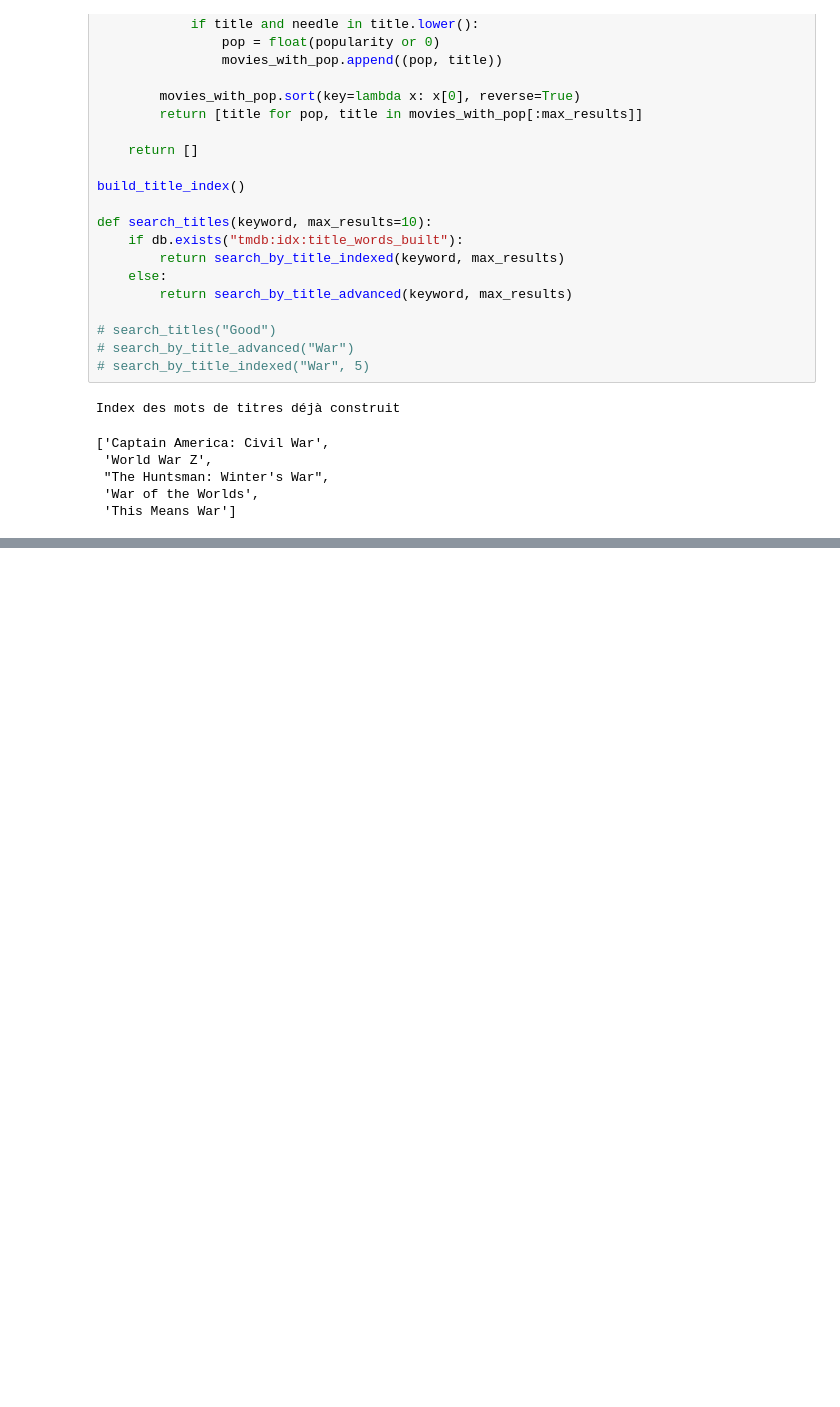
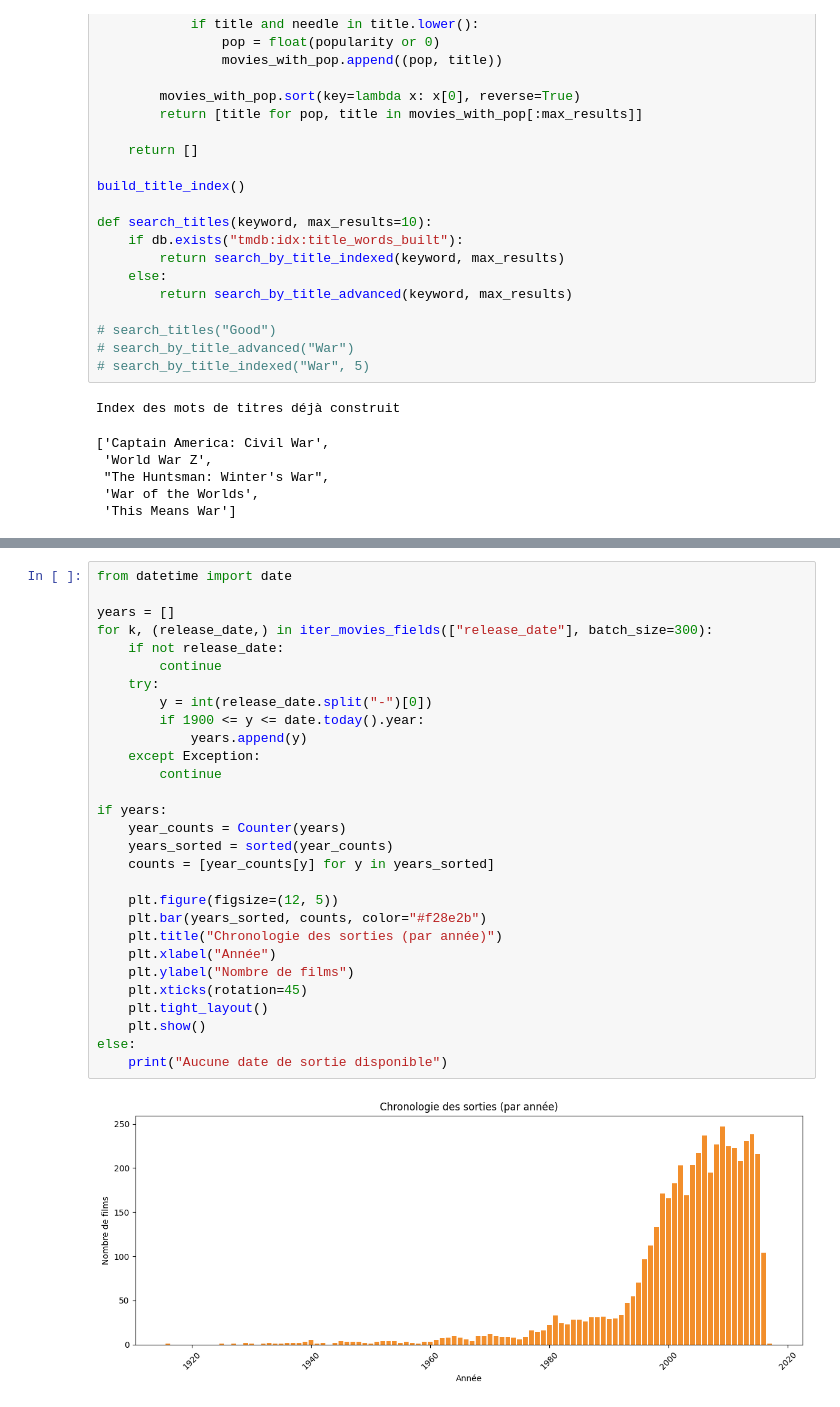
Before and after one commit to squadronxfr/redis_tp_ipssi, a Jupyter notebook: main.ipynb, the cells around one changed output, grey strips where cells are left out. Drawn from its saved outputs; the diff is of its cells as text; blank space fills up the shorter version.

```diff
--- a/main.ipynb
+++ b/main.ipynb
@@ -775,0 +835,31 @@ Index des mots de titres déjà construit
+# %%
+from datetime import date
+
+years = []
+for k, (release_date,) in iter_movies_fields(["release_date"], batch_size=300):
+    if not release_date:
+        continue
+    try:
+        y = int(release_date.split("-")[0])
+        if 1900 <= y <= date.today().year:
+            years.append(y)
+    except Exception:
+        continue
+
+if years:
+    year_counts = Counter(years)
+    years_sorted = sorted(year_counts)
+    counts = [year_counts[y] for y in years_sorted]
+
+    plt.figure(figsize=(12, 5))
+    plt.bar(years_sorted, counts, color="#f28e2b")
+    plt.title("Chronologie des sorties (par année)")
+    plt.xlabel("Année")
+    plt.ylabel("Nombre de films")
+    plt.xticks(rotation=45)
+    plt.tight_layout()
+    plt.show()
+else:
+    print("Aucune date de sortie disponible")
+# %% [output]
+[figure, added]
```
Also changed, not shown: parts of 13 cells of this notebook, 1 other file.
